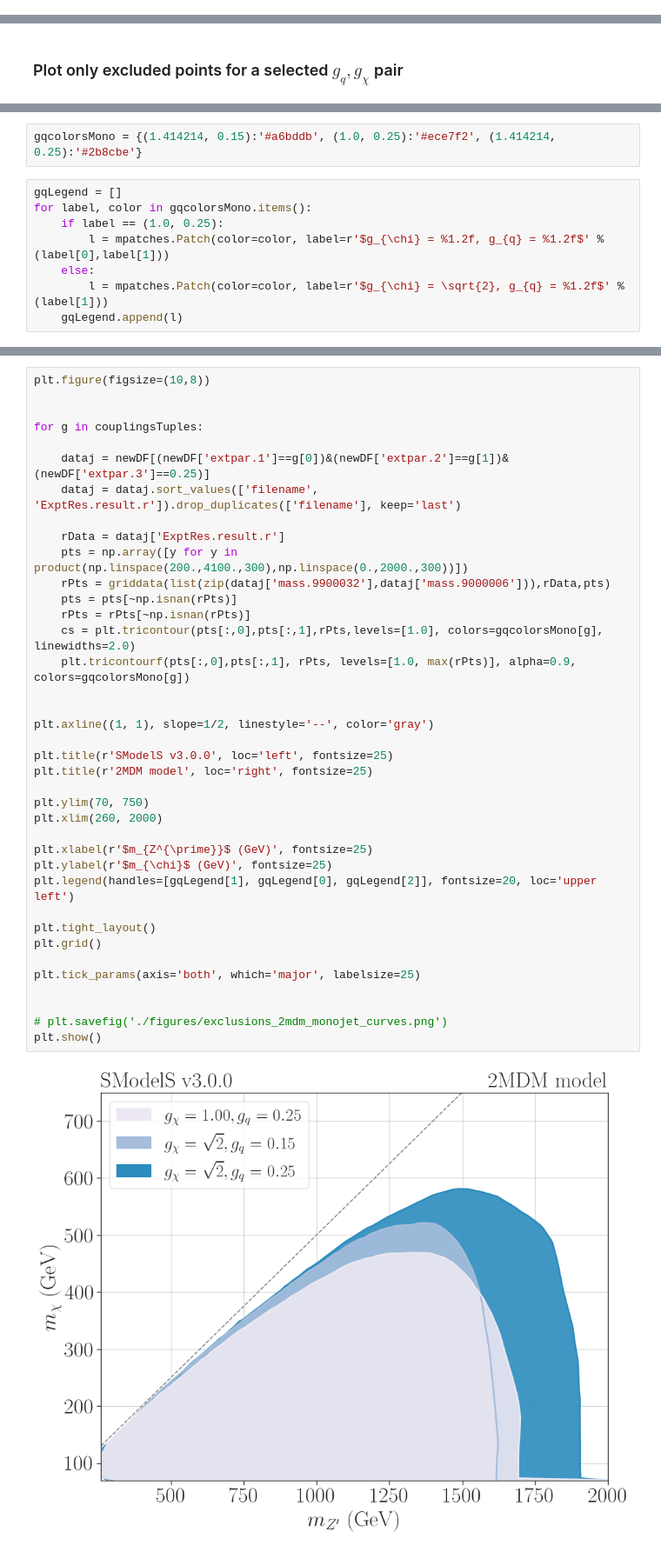
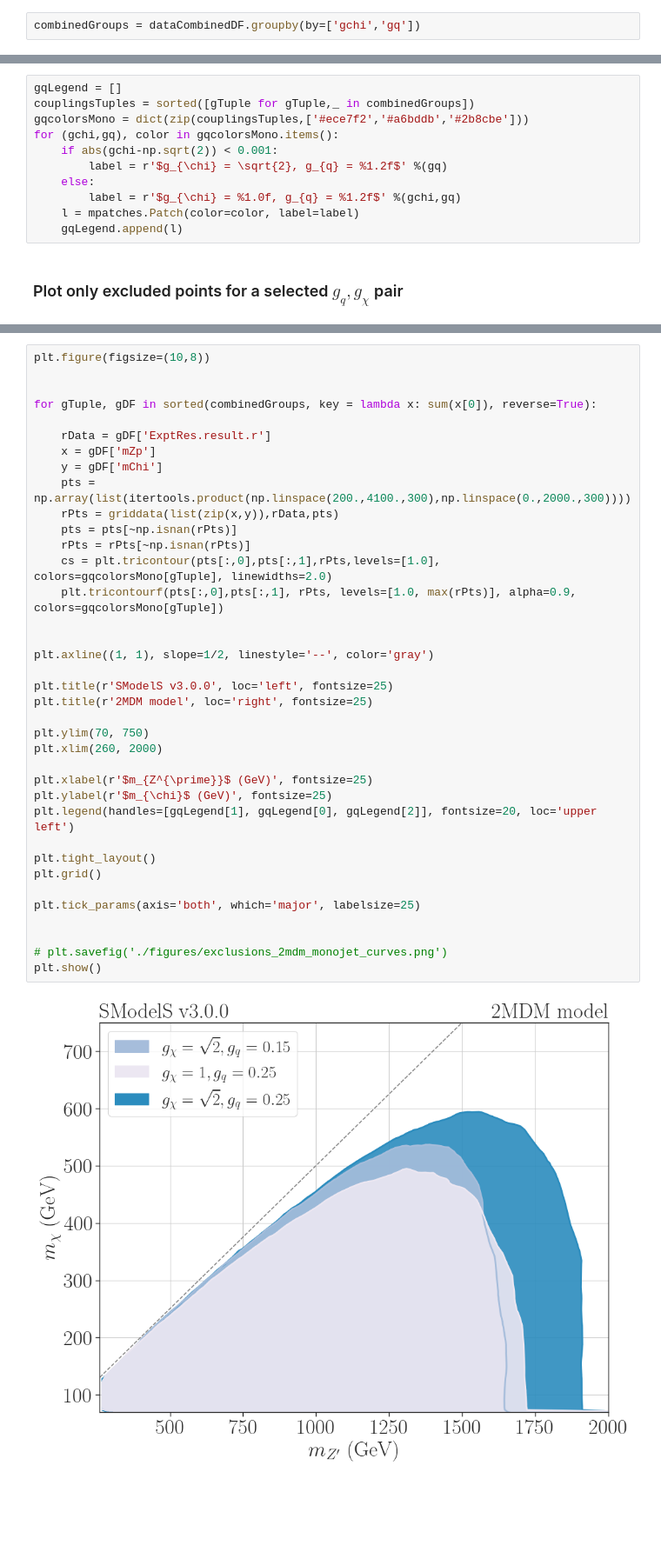
Before and after one commit to SModelS/smodelsv3-paper, a Jupyter notebook: notebooks/2MDM-monojet-plots-combined_new.ipynb, the cells around one changed output, grey strips where cells are left out. Shown at 87% size. Saved outputs shown, nothing was run; the diff lists cells and outputs as text; blank space fills up the shorter version.

Commit message:
Clean up notebooks. Split width plot

```diff
--- a/notebooks/2MDM-monojet-plots-combined_new.ipynb
+++ b/notebooks/2MDM-monojet-plots-combined_new.ipynb
@@ -155,0 +67,2 @@ newDF[['ExptRes.result.AnalysisID','ExptRes.result.TxNames','ExptRes.result.r']]
+# %%
+combinedGroups = dataCombinedDF.groupby(by=['gchi','gq'])
@@ -156,2 +71,13 @@ newDF[['ExptRes.result.AnalysisID','ExptRes.result.TxNames','ExptRes.result.r']]
+# %%
+gqLegend = []
+couplingsTuples = sorted([gTuple for gTuple,_ in combinedGroups])
+gqcolorsMono = dict(zip(couplingsTuples,['#ece7f2','#a6bddb','#2b8cbe']))
+for (gchi,gq), color in gqcolorsMono.items():
+    if abs(gchi-np.sqrt(2)) < 0.001:
+        label = r'$g_{\chi} = \sqrt{2}, g_{q} = %1.2f$' %(gq)
+    else:
+        label = r'$g_{\chi} = %1.0f, g_{q} = %1.2f$' %(gchi,gq)
+    l = mpatches.Patch(color=color, label=label)
+    gqLegend.append(l)
 # %% [markdown]
 ### Plot only excluded points for a selected $g_{q}, g_{\chi}$ pair
@@ -174,10 +83,0 @@ couplingsTuples = [(1.414214, 0.25), (1.414214, 0.15), (1.0, 0.25)]
-# %%
-gqcolorsMono = {(1.414214, 0.15):'#a6bddb', (1.0, 0.25):'#ece7f2', (1.414214, 0.25):'#2b8cbe'}
-# %%
-gqLegend = []
-for label, color in gqcolorsMono.items():
-    if label == (1.0, 0.25):
-        l = mpatches.Patch(color=color, label=r'$g_{\chi} = %1.2f, g_{q} = %1.2f$' %(label[0],label[1]))
-    else:
-        l = mpatches.Patch(color=color, label=r'$g_{\chi} = \sqrt{2}, g_{q} = %1.2f$' %(label[1]))
-    gqLegend.append(l)
@@ -225,40 +84,39 @@ plt.show()
 # %%
 plt.figure(figsize=(10,8))
 
 
-for g in couplingsTuples:
+for gTuple, gDF in sorted(combinedGroups, key = lambda x: sum(x[0]), reverse=True):
 
-    dataj = newDF[(newDF['extpar.1']==g[0])&(newDF['extpar.2']==g[1])&(newDF['extpar.3']==0.25)]
-    dataj = dataj.sort_values(['filename', 'ExptRes.result.r']).drop_duplicates(['filename'], keep='last')
-
-    rData = dataj['ExptRes.result.r']
-    pts = np.array([y for y in product(np.linspace(200.,4100.,300),np.linspace(0.,2000.,300))])
-    rPts = griddata(list(zip(dataj['mass.9900032'],dataj['mass.9000006'])),rData,pts)
+    rData = gDF['ExptRes.result.r']
+    x = gDF['mZp']
+    y = gDF['mChi']
+    pts = np.array(list(itertools.product(np.linspace(200.,4100.,300),np.linspace(0.,2000.,300))))
+    rPts = griddata(list(zip(x,y)),rData,pts)
     pts = pts[~np.isnan(rPts)]
     rPts = rPts[~np.isnan(rPts)]
-    cs = plt.tricontour(pts[:,0],pts[:,1],rPts,levels=[1.0], colors=gqcolorsMono[g], linewidths=2.0)
-    plt.tricontourf(pts[:,0],pts[:,1], rPts, levels=[1.0, max(rPts)], alpha=0.9, colors=gqcolorsMono[g])
+    cs = plt.tricontour(pts[:,0],pts[:,1],rPts,levels=[1.0], colors=gqcolorsMono[gTuple], linewidths=2.0)
+    plt.tricontourf(pts[:,0],pts[:,1], rPts, levels=[1.0, max(rPts)], alpha=0.9, colors=gqcolorsMono[gTuple])
 
 
 plt.axline((1, 1), slope=1/2, linestyle='--', color='gray')
 
 plt.title(r'SModelS v3.0.0', loc='left', fontsize=25)
 plt.title(r'2MDM model', loc='right', fontsize=25)
 
 plt.ylim(70, 750)
 plt.xlim(260, 2000)
 
 plt.xlabel(r'$m_{Z^{\prime}}$ (GeV)', fontsize=25)
 plt.ylabel(r'$m_{\chi}$ (GeV)', fontsize=25)
 plt.legend(handles=[gqLegend[1], gqLegend[0], gqLegend[2]], fontsize=20, loc='upper left')
 
 plt.tight_layout()
 plt.grid()
 
 plt.tick_params(axis='both', which='major', labelsize=25)
 
 
 # plt.savefig('./figures/exclusions_2mdm_monojet_curves.png')
 plt.show()
 # %% [output]
-[figure, old version]
+[figure, new version]
```
Also changed, not shown: parts of 35 cells of this notebook, 13 other files.
